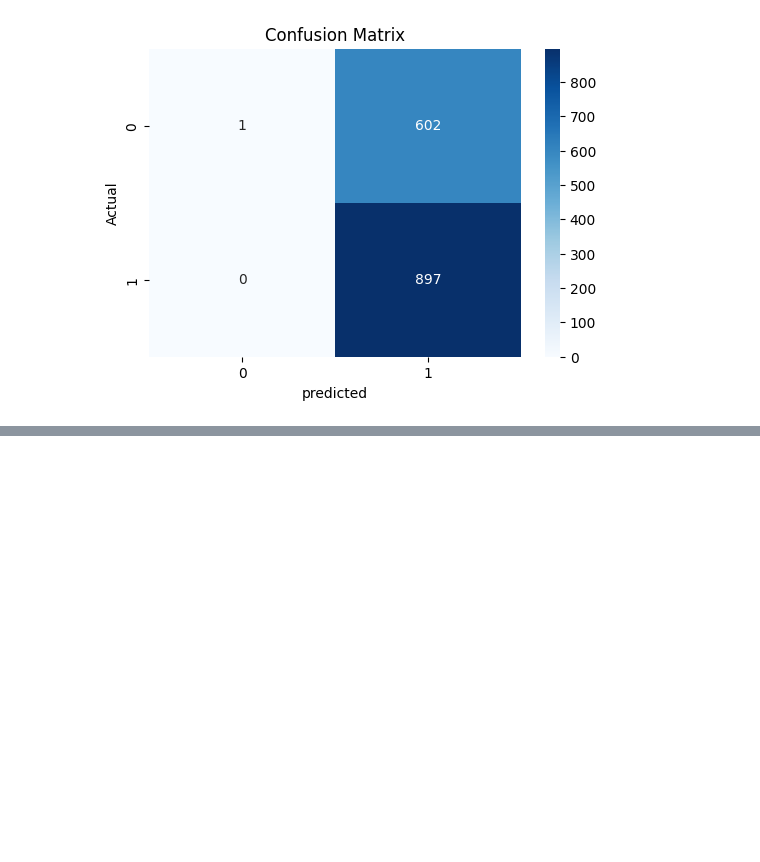
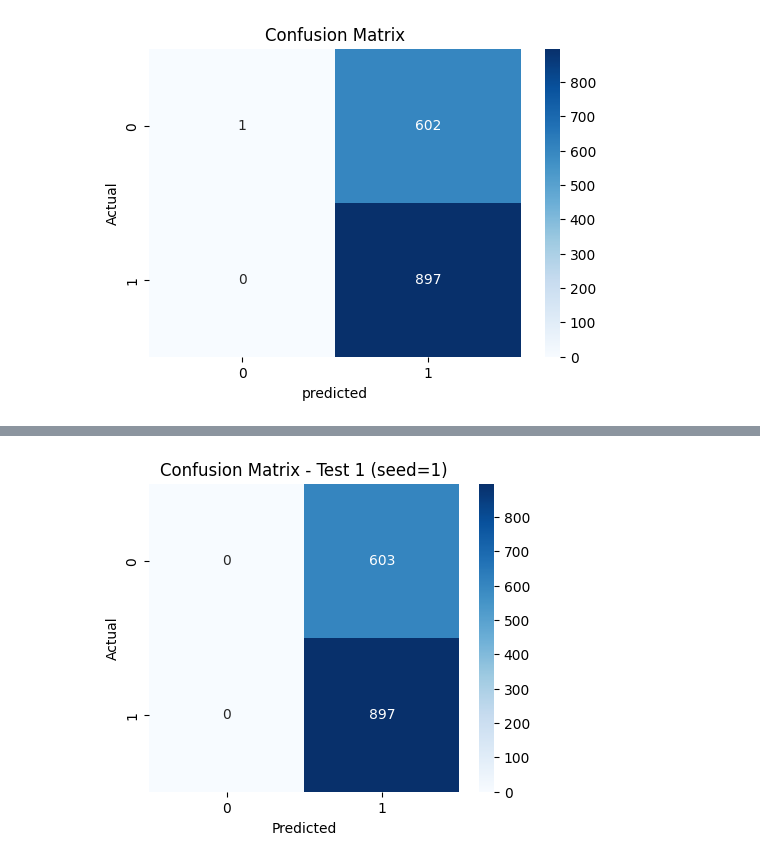
Before and after one commit to ADEOYE-MARY25/Fruit_Classification, a Jupyter notebook: Customer_Behaviour/customer_behaviour.ipynb, the cells around one changed output, grey strips where cells are left out. Cells and saved outputs as stored; diff of their text form; code cells hidden in the pictures; blank space fills up the shorter version.

```diff
--- a/Customer_Behaviour/customer_bev.ipynb
+++ b/Customer_Behaviour/customer_behaviour.ipynb
@@ -571,7 +604,8 @@ rfc.get_params()
 parameters = {
     "max_depth": np.arange(5, 16, 5),
     "min_samples_leaf": [3, 5, 7],
-    "max_impurithy_decrease": [0.0001, 0.001]
+    "max_leaf_nodes": [2, 5],
+    "min_impurity_decrease": [0.0001, 0.001],
 }
 # %%
 from sklearn.model_selection import GridSearchCV
@@ -635,0 +723,12 @@ xgb_tuned.fit(x_train, y_train)
+# %%
+#Cross Validation
+from sklearn.model_selection import cross_val_score, StratifiedKFold
+
+# Use the best XGBoost model with its hyperparameters
+cv = StratifiedKFold(n_splits=3, shuffle=True, random_state=42)
+scores = cross_val_score(best_xgb, x, y, cv=cv, scoring='accuracy')
+
+print("3‑Fold Cross‑Validation Results:")
+for i, score in enumerate(scores):
+    print(f"Fold {i+1}: Accuracy = {score:.4f}")
+print(f"Mean Accuracy: {scores.mean():.4f} (+/- {scores.std():.4f})")
@@ -635,0 +741,65 @@ xgb_tuned.fit(x_train, y_train)
+# %%
+# Define seeds and run three tests with confusion matrix plots
+
+import numpy as np
+import matplotlib.pyplot as plt
+import seaborn as sns
+from sklearn.model_selection import train_test_split
+from sklearn.metrics import accuracy_score, classification_report, confusion_matrix
+
+# Define three different random seeds for three test splits
+seeds = [1, 42, 123]
+
+# Store results
+test_results = []
+
+for i, seed in enumerate(seeds):
+    print(f"\n{'='*50}")
+    print(f"Test {i+1} with random_state = {seed}")
+    print('='*50)
+
+    # Split data (use your original x, y from earlier preprocessing)
+    x_tr, x_te, y_tr, y_te = train_test_split(
+        x, y, test_size=0.3, random_state=seed, stratify=y
+    )
+
+    # Re‑train XGBoost with best hyperparameters found earlier
+    from xgboost import XGBClassifier
+    model = XGBClassifier(**best_xgb.get_params())
+    model.fit(x_tr, y_tr)
+
+    # Predict
+    y_pred = model.predict(x_te)
+
+    # Metrics
+    acc = accuracy_score(y_te, y_pred)
+    print(f"Accuracy: {acc:.4f}")
+    print("\nClassification Report:")
+    print(classification_report(y_te, y_pred))
+
+    # Confusion matrix plot
+    cm = confusion_matrix(y_te, y_pred)
+    plt.figure(figsize=(5,4))
+    sns.heatmap(cm, annot=True, fmt='d', cmap='Blues')
+    plt.title(f'Confusion Matrix - Test {i+1} (seed={seed})')
+    plt.xlabel('Predicted')
+    plt.ylabel('Actual')
+    plt.show()
+
+    test_results.append({
+        'seed': seed,
+        'accuracy': acc,
+        'model': model,
+        'confusion_matrix': cm
+    })
+
+# Summary of three tests
+print("\n" + "="*50)
+print("SUMMARY OF THREE TESTS")
+print("="*50)
+for res in test_results:
+    print(f"Seed {res['seed']}: Accuracy = {res['accuracy']:.4f}")
+mean_acc = np.mean([r['accuracy'] for r in test_results])
+std_acc = np.std([r['accuracy'] for r in test_results])
+print(f"\nMean accuracy: {mean_acc:.4f} (+/- {std_acc:.4f})")
+# %% [output]
@@ -635,0 +820 @@ xgb_tuned.fit(x_train, y_train)
+[figure, added]
```
Also changed, not shown: parts of 34 cells of this notebook, 3 other files.
